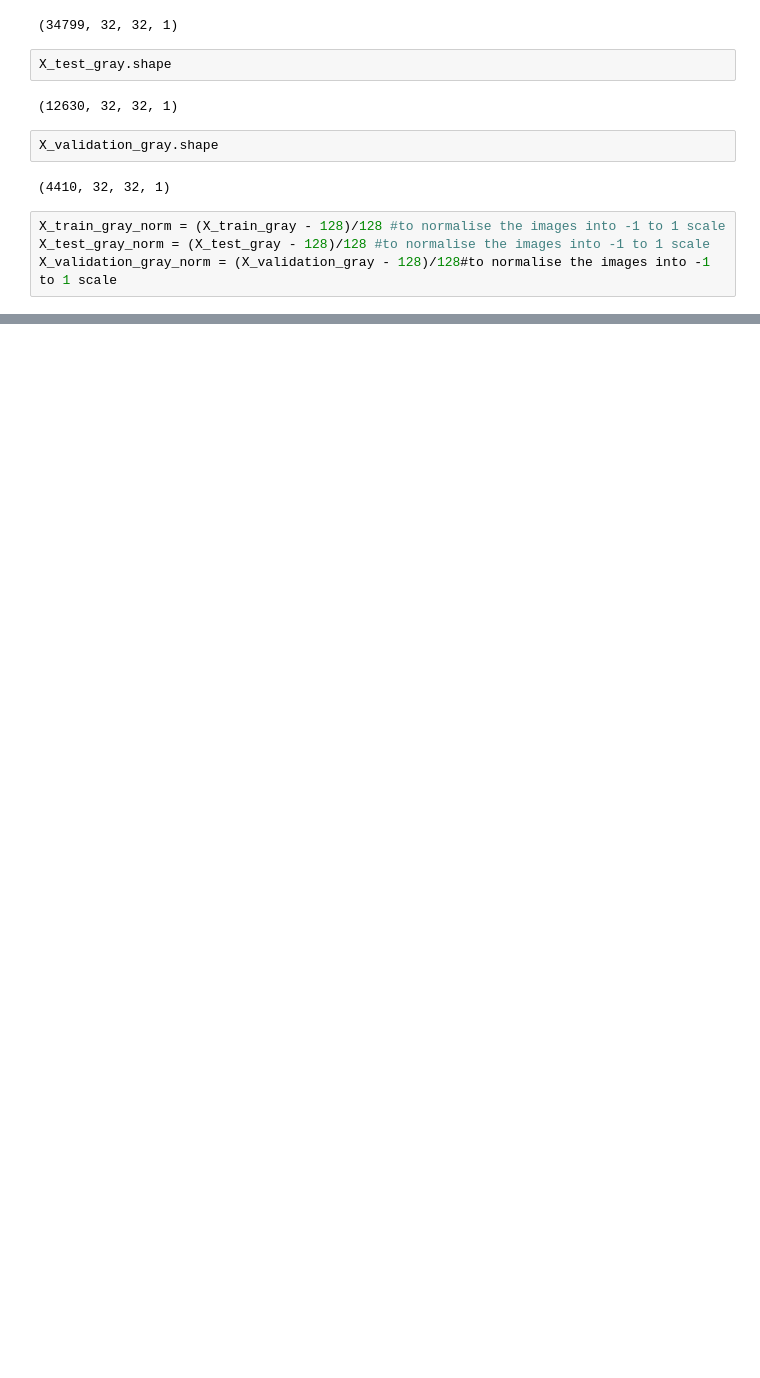
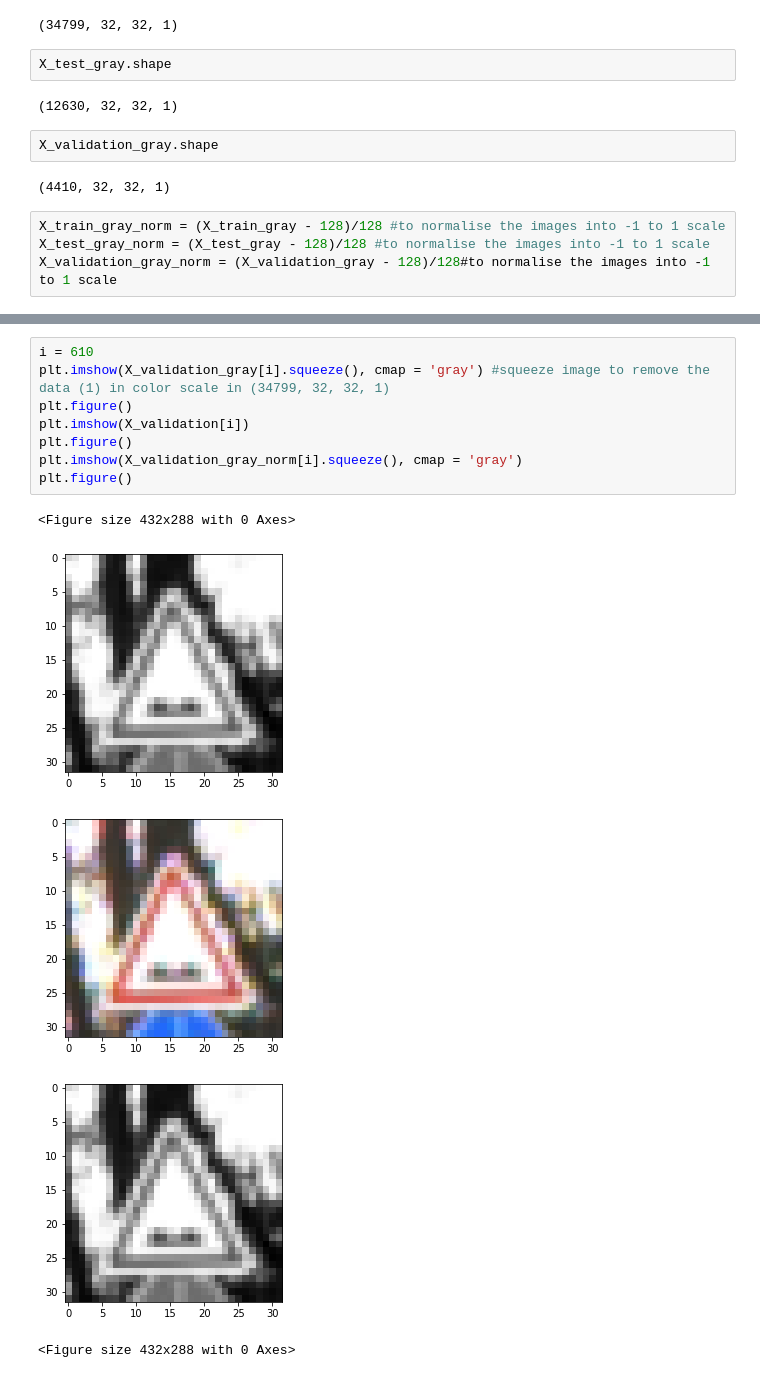
Before and after one commit to blurryface94/Traffic_Sign_Classification, a Jupyter notebook: Traffic Sign Classification.ipynb, the cells around one changed output, grey strips where cells are left out. Drawn from its saved outputs; the diff is of its cells as text; blank space fills up the shorter version.

```diff
--- a/Traffic Sign Classification.ipynb
+++ b/Traffic Sign Classification.ipynb
@@ -129,0 +144,14 @@ plt.figure()
+# %%
+i = 610
+plt.imshow(X_validation_gray[i].squeeze(), cmap = 'gray') #squeeze image to remove the data (1) in color scale in (34799, 32, 32, 1)
+plt.figure()
+plt.imshow(X_validation[i])
+plt.figure()
+plt.imshow(X_validation_gray_norm[i].squeeze(), cmap = 'gray')
+plt.figure()
+# %% [output]
+<Figure size 432x288 with 0 Axes>
+[figure, added]
+[figure, added]
+[figure, added]
+<Figure size 432x288 with 0 Axes>
```
Also changed, not shown: parts of 16 cells of this notebook.
